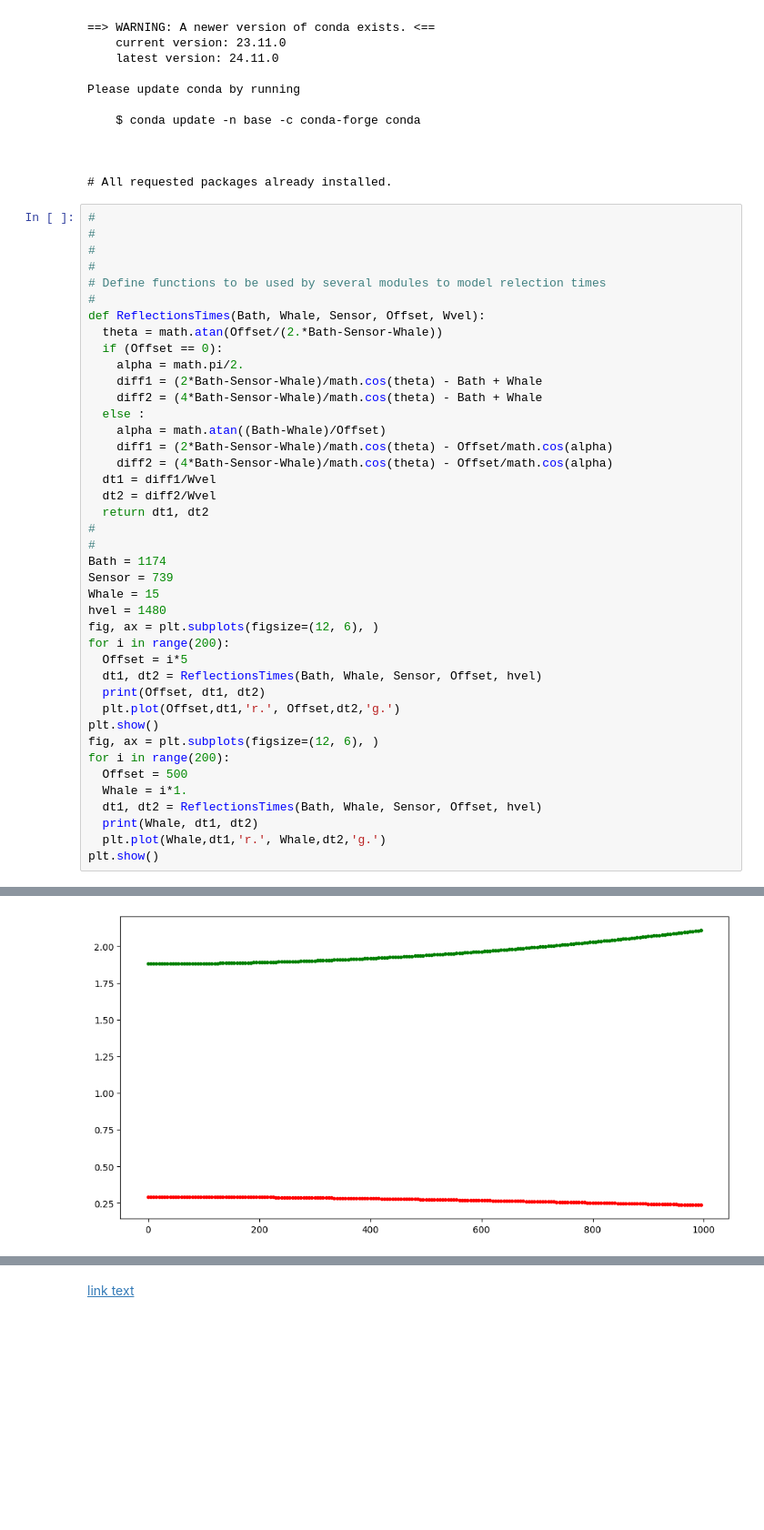
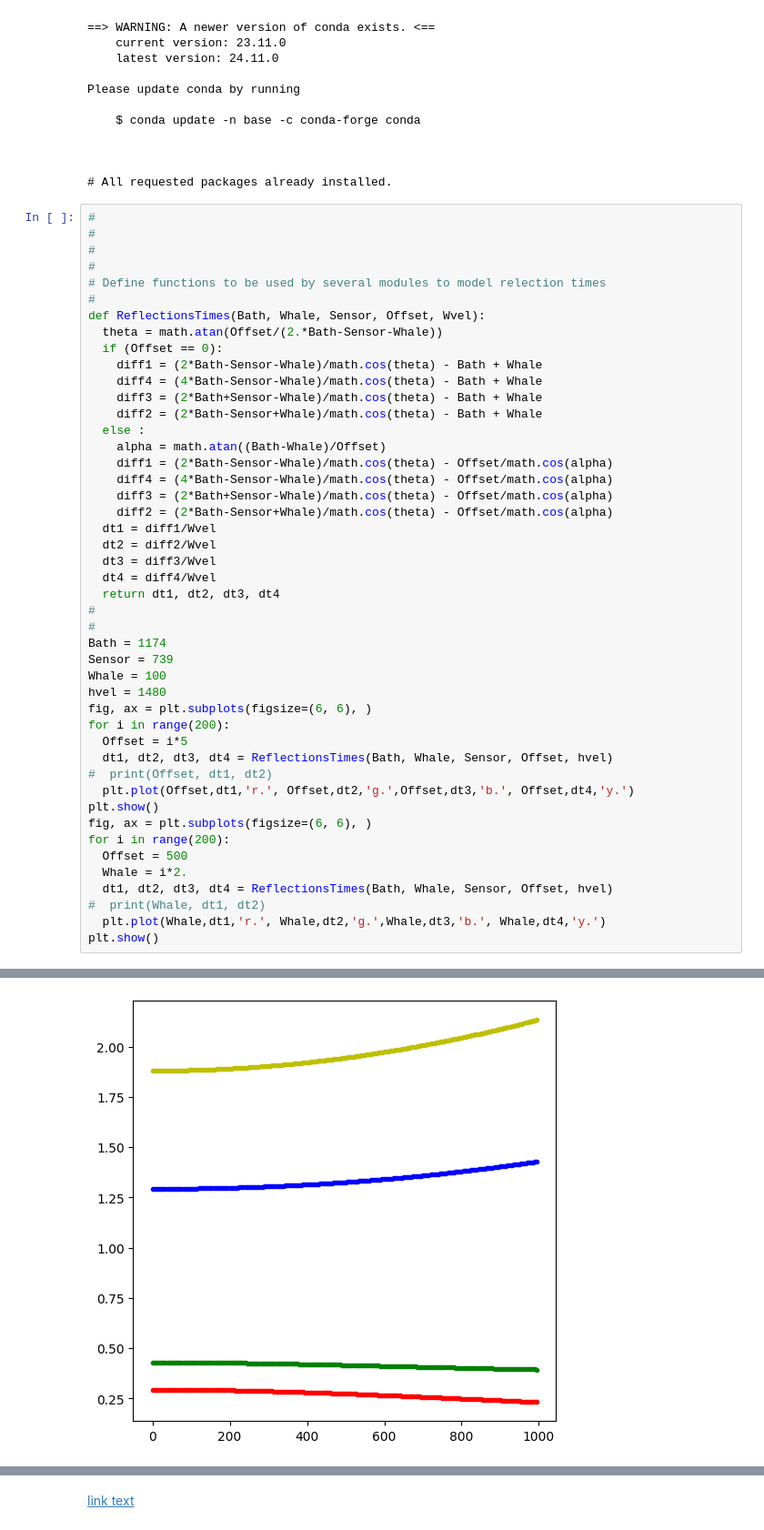
Before and after one commit to ronan777/HydroProc, a Jupyter notebook: SyntheticsHydro.ipynb, the cells around one changed output, grey strips where cells are left out. Shown at 91% size. Drawn from its saved outputs; the diff is of its cells as text; blank space fills up the shorter version.

```diff
--- a/SyntheticsHydro.ipynb
+++ b/SyntheticsHydro.ipynb
@@ -50,35 +50,40 @@ Please update conda by running
 def ReflectionsTimes(Bath, Whale, Sensor, Offset, Wvel):
   theta = math.atan(Offset/(2.*Bath-Sensor-Whale))
   if (Offset == 0):
-    alpha = math.pi/2.
     diff1 = (2*Bath-Sensor-Whale)/math.cos(theta) - Bath + Whale
-    diff2 = (4*Bath-Sensor-Whale)/math.cos(theta) - Bath + Whale
+    diff4 = (4*Bath-Sensor-Whale)/math.cos(theta) - Bath + Whale
+    diff3 = (2*Bath+Sensor-Whale)/math.cos(theta) - Bath + Whale
+    diff2 = (2*Bath-Sensor+Whale)/math.cos(theta) - Bath + Whale
   else :
     alpha = math.atan((Bath-Whale)/Offset)
     diff1 = (2*Bath-Sensor-Whale)/math.cos(theta) - Offset/math.cos(alpha)
-    diff2 = (4*Bath-Sensor-Whale)/math.cos(theta) - Offset/math.cos(alpha)
+    diff4 = (4*Bath-Sensor-Whale)/math.cos(theta) - Offset/math.cos(alpha)
+    diff3 = (2*Bath+Sensor-Whale)/math.cos(theta) - Offset/math.cos(alpha)
+    diff2 = (2*Bath-Sensor+Whale)/math.cos(theta) - Offset/math.cos(alpha)
   dt1 = diff1/Wvel
   dt2 = diff2/Wvel
-  return dt1, dt2
+  dt3 = diff3/Wvel
+  dt4 = diff4/Wvel
+  return dt1, dt2, dt3, dt4
 #
 #
 Bath = 1174
 Sensor = 739
-Whale = 15
+Whale = 100
 hvel = 1480
-fig, ax = plt.subplots(figsize=(12, 6), )
+fig, ax = plt.subplots(figsize=(6, 6), )
 for i in range(200):
   Offset = i*5
-  dt1, dt2 = ReflectionsTimes(Bath, Whale, Sensor, Offset, hvel)
-  print(Offset, dt1, dt2)
-  plt.plot(Offset,dt1,'r.', Offset,dt2,'g.')
+  dt1, dt2, dt3, dt4 = ReflectionsTimes(Bath, Whale, Sensor, Offset, hvel)
+#  print(Offset, dt1, dt2)
+  plt.plot(Offset,dt1,'r.', Offset,dt2,'g.',Offset,dt3,'b.', Offset,dt4,'y.')
 plt.show()
-fig, ax = plt.subplots(figsize=(12, 6), )
+fig, ax = plt.subplots(figsize=(6, 6), )
 for i in range(200):
   Offset = 500
-  Whale = i*1.
-  dt1, dt2 = ReflectionsTimes(Bath, Whale, Sensor, Offset, hvel)
-  print(Whale, dt1, dt2)
-  plt.plot(Whale,dt1,'r.', Whale,dt2,'g.')
+  Whale = i*2.
+  dt1, dt2, dt3, dt4 = ReflectionsTimes(Bath, Whale, Sensor, Offset, hvel)
+#  print(Whale, dt1, dt2)
+  plt.plot(Whale,dt1,'r.', Whale,dt2,'g.',Whale,dt3,'b.', Whale,dt4,'y.')
 plt.show()
 # %% [output]
@@ -102 +90 @@ plt.show()
-[figure, old version]
+[figure, new version]
```
Also changed, not shown: parts of 1 cell of this notebook.
